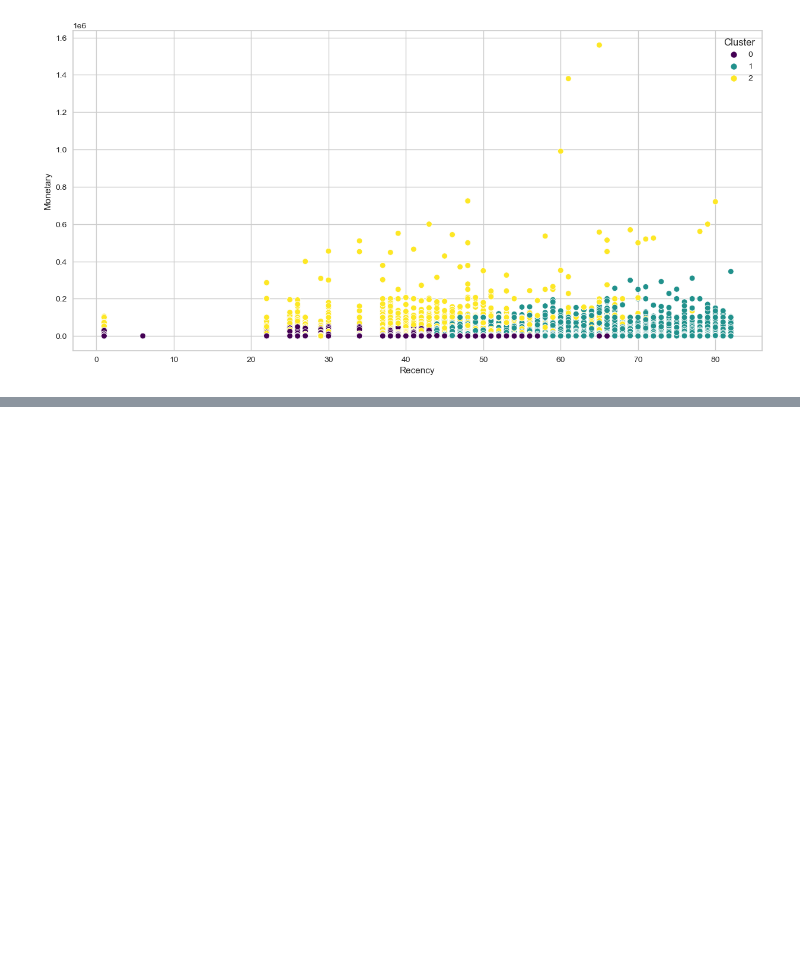
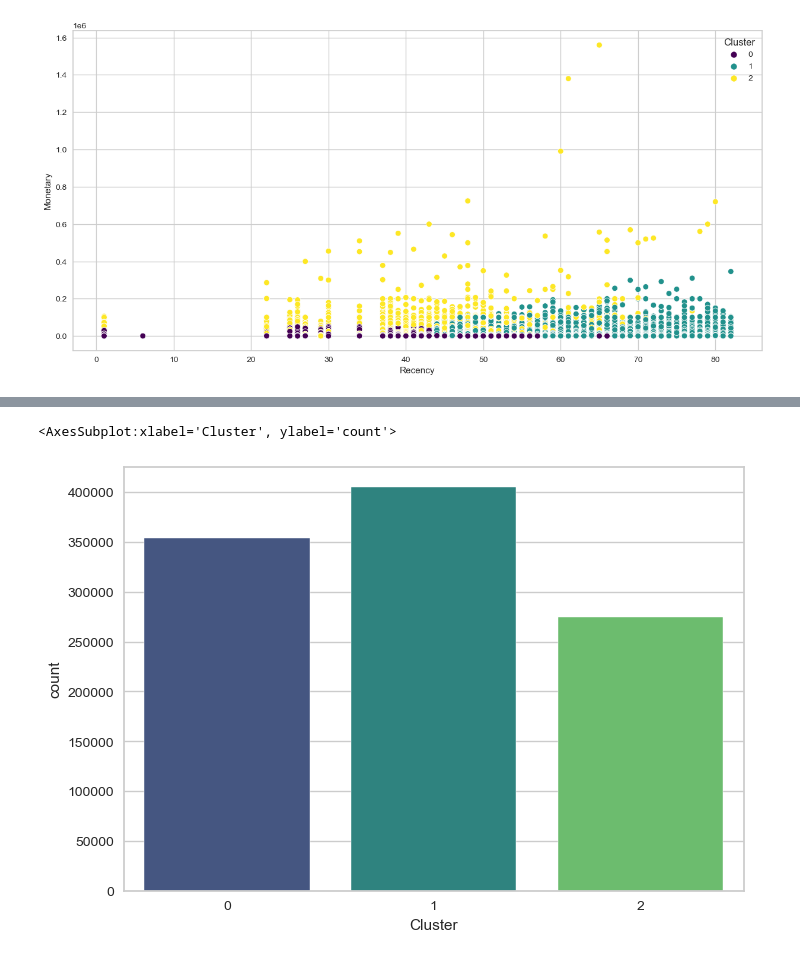
Before and after one commit to joachinhimself/RFM-Analysis, a Jupyter notebook: Notebooks/RFM Analysis Solution.ipynb, the cells around one changed output, grey strips where cells are left out. Cells and saved outputs as stored; diff of their text form; code cells hidden in the pictures; blank space fills up the shorter version.

```diff
--- a/Notebooks/RFM Analysis Solution.ipynb
+++ b/Notebooks/RFM Analysis Solution.ipynb
@@ -1249,0 +1279,9 @@ sns.scatterplot(data = RFM_df, x = RFM_df['Recency'], y = RFM_df['Monetary'], hu
+# %%
+# visualization of Count of every custermer in a cluster
+
+# plt.figure(figsize = (10, 5))
+
+sns.countplot(x = RFM_df['Cluster'], palette = 'viridis')
+# %% [output]
+<AxesSubplot:xlabel='Cluster', ylabel='count'>
+[figure, added]
```
Also changed, not shown: parts of 8 cells of this notebook.
